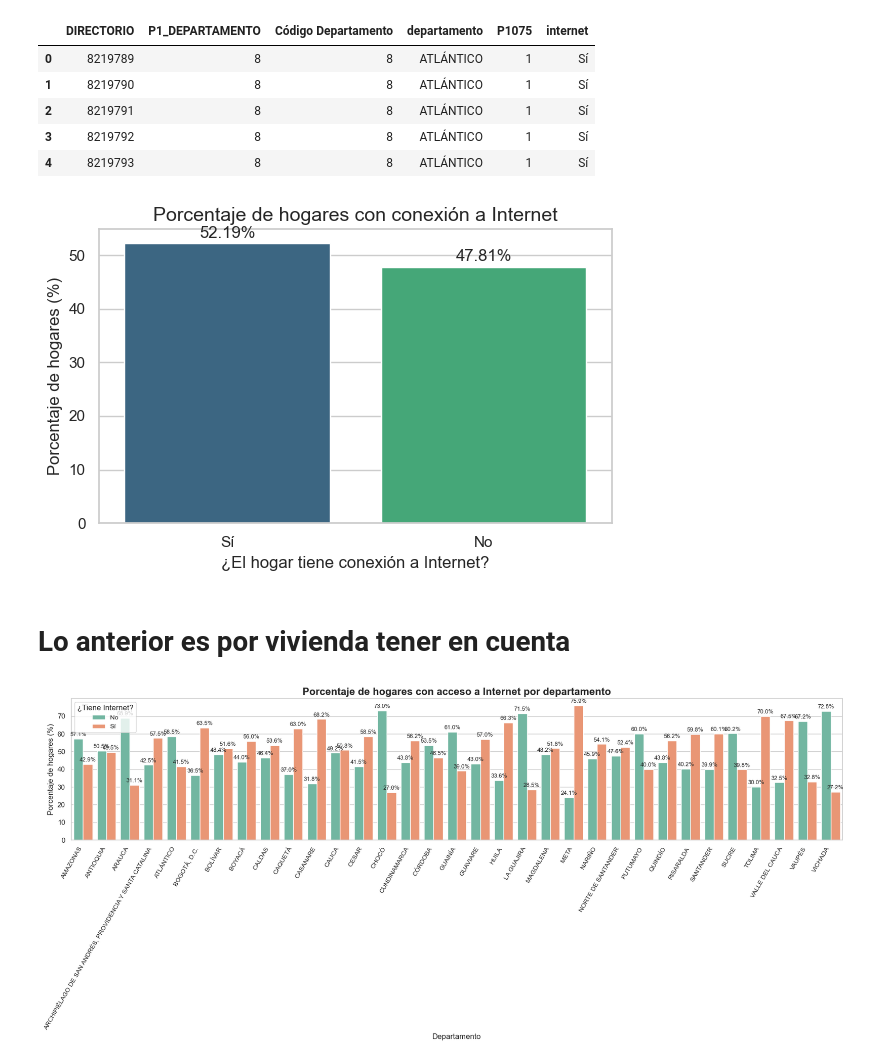
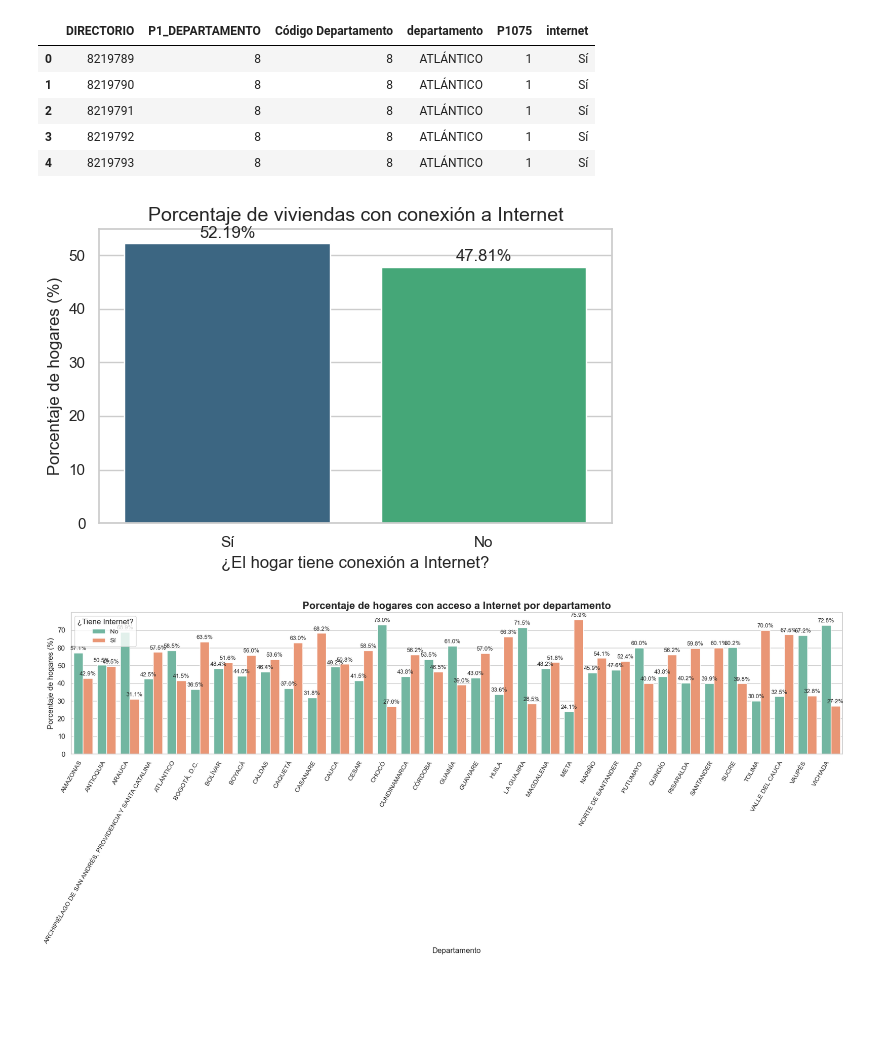
Before and after one commit to Alejagc0217/bc_brechadigitalcolombia, a Jupyter notebook: preguntas_proyecto.ipynb, the cells around one changed output. Cells and saved outputs as stored; diff of their text form; code cells hidden in the pictures; blank space fills up the shorter version.

```diff
--- a/preguntas_proyecto.ipynb
+++ b/preguntas_proyecto.ipynb
@@ -123,30 +143,7 @@ df_v1.head()
 | 3 | 8219792 | 8 |
 | 4 | 8219793 | 8 |
 # %%
-import pandas as pd
-
-# Definir ruta base de tu carpeta
-ruta_base = r"C:\Users\Asus\Documents\bc_brechadigitalcolombia\datos"
-
-# 1. Cargar df_v1 con solo las columnas requeridas
-df_v1 = pd.read_csv(
-    ruta_base + r"\V1_datos_vivienda.CSV",
-    encoding="utf-8",
-    sep=";",
-    low_memory=False
-)
-
-# Dejar solo las columnas 'DIRECTORIO' y 'P1_DEPARTAMENTO'
-df_v1 = df_v1[['DIRECTORIO', 'P1_DEPARTAMENTO']]
-
-# 2. Cargar el catálogo de códigos de departamento
-df_codigos = pd.read_csv(
-    ruta_base + r"\codigos_departamentos.csv",
-    encoding="utf-8",
-    sep=","
-)
-
-# 3. Hacer merge con la equivalencia de códigos de departamento
+#unimos la tabla de "Datos vivienda" con la tabla de "Codigos departamentos"
 df_v1 = df_v1.merge(
     df_codigos[['Código Departamento', 'Nombre Departamento']].drop_duplicates(),
     how="left",
@@ -154,13 +151,13 @@ df_v1 = df_v1.merge(
     right_on="Código Departamento"
 )
 
-# 4. Renombrar la columna resultante
+#  Renombramos la columna resultante
 df_v1 = df_v1.rename(columns={"Nombre Departamento": "departamento"})
 
-# 5. Mostrar primeras filas para verificar
+# Mostrar primeras filas para verificar
 display(df_v1.head())
 
-# 6. Opcional: Verificar si quedaron sin asignar departamento
+# Verificamos si algunas filas quedaron sin asignar departamento
 print("Cantidad de filas sin departamento asignado:")
 print(df_v1['departamento'].isna().sum())
 # %% [output]
@@ -242,44 +222,41 @@ Index(['DIRECTORIO', 'SECUENCIA_ENCUESTA', 'SECUENCIA_P', 'ORDEN', 'FEX_C',
 | 3 | 8219792 | 8 | 8 | ATLÁNTICO | 1 | Sí |
 | 4 | 8219793 | 8 | 8 | ATLÁNTICO | 1 | Sí |
 # %%
-import seaborn as sns
-import matplotlib.pyplot as plt
+#Procesamiento para graficar porcentaje de viciendas conectados a Internet
 
-# Contar hogares por estado de conexión a internet
+#Contar hogares por estado de conexión a internet
 conteo_internet = df_v1['internet'].value_counts().reset_index()
 conteo_internet.columns = ['Internet', 'Cantidad']
 
 # Calcular el porcentaje
 total_hogares = conteo_internet['Cantidad'].sum()
 conteo_internet['Porcentaje'] = (conteo_internet['Cantidad'] / total_hogares * 100).round(2)
 
 # Estilo
-sns.set(style="whitegrid")
+sns.set_theme(style="whitegrid")
 
 # Gráfico de barras por porcentaje
 plt.figure(figsize=(6, 4))
 ax = sns.barplot(
     data=conteo_internet,
     x='Internet',
     y='Porcentaje',
     hue='Internet',
     dodge=False,
     palette='viridis',
     legend=False
 )
 
 # Etiquetas con porcentaje encima de cada barra
 for i, row in conteo_internet.iterrows():
     ax.text(i, row['Porcentaje'] + 1, f"{row['Porcentaje']}%", ha='center', fontsize=12)
 
 # Título y ejes
-plt.title("Porcentaje de hogares con conexión a Internet", fontsize=14)
+plt.title("Porcentaje de viviendas con conexión a Internet", fontsize=14)
 plt.xlabel("¿El hogar tiene conexión a Internet?")
 plt.ylabel("Porcentaje de hogares (%)")
 plt.tight_layout()
 plt.show()
 # %% [output]
-[figure, old version]
+[figure, new version]
-# %% [markdown]
-# Lo anterior es por vivienda tener en cuenta
 # %%
```
Also changed, not shown: parts of 27 cells of this notebook.
